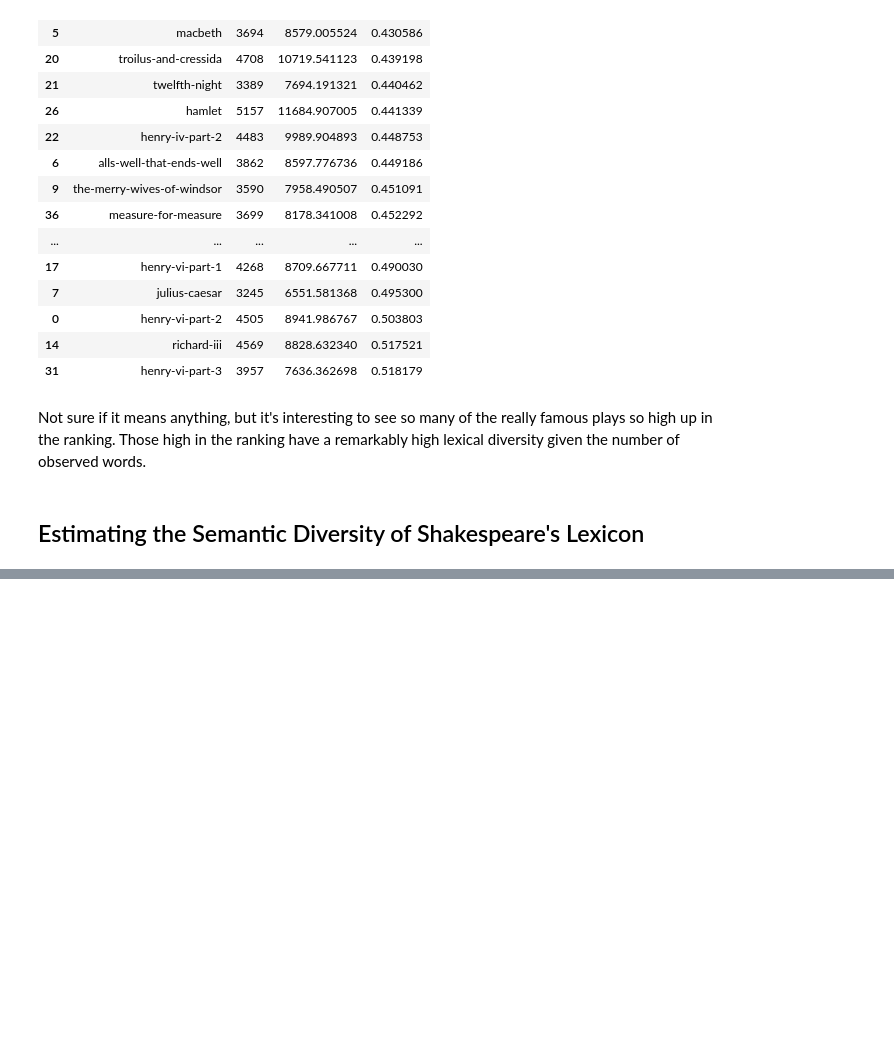
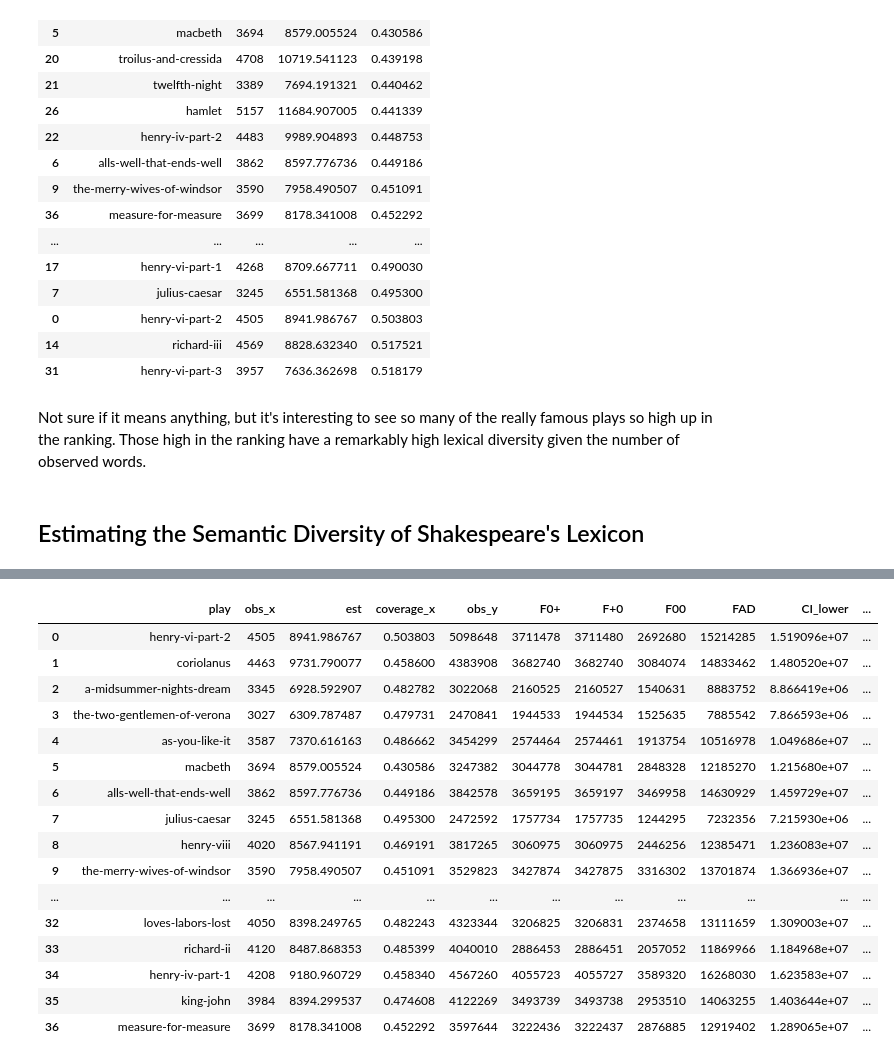
Before and after one commit to fbkarsdorp/unseen-semantic-diversity, a Jupyter notebook: notebooks/playground.ipynb, the cells around one changed output, grey strips where cells are left out. Cells and saved outputs as stored; diff of their text form; code cells hidden in the pictures; blank space fills up the shorter version.

```diff
--- a/notebooks/playground.ipynb
+++ b/notebooks/playground.ipynb
@@ -139,0 +173,20 @@ estimates.sort_values("coverage")
+# %%
+est
+# %% [output]
+|  | play | obs_x | est | coverage_x | obs_y | F0+ | F+0 | F00 | FAD | CI_lower | ... |
+| 0 | henry-vi-part-2 | 4505 | 8941.986767 | 0.503803 | 5098648 | 3711478 | 3711480 | 2692680 | 15214285 | 1.519096e+07 | ... |
+| 1 | coriolanus | 4463 | 9731.790077 | 0.458600 | 4383908 | 3682740 | 3682740 | 3084074 | 14833462 | 1.480520e+07 | ... |
+| 2 | a-midsummer-nights-dream | 3345 | 6928.592907 | 0.482782 | 3022068 | 2160525 | 2160527 | 1540631 | 8883752 | 8.866419e+06 | ... |
+| 3 | the-two-gentlemen-of-verona | 3027 | 6309.787487 | 0.479731 | 2470841 | 1944533 | 1944534 | 1525635 | 7885542 | 7.866593e+06 | ... |
+| 4 | as-you-like-it | 3587 | 7370.616163 | 0.486662 | 3454299 | 2574464 | 2574461 | 1913754 | 10516978 | 1.049686e+07 | ... |
+| 5 | macbeth | 3694 | 8579.005524 | 0.430586 | 3247382 | 3044778 | 3044781 | 2848328 | 12185270 | 1.215680e+07 | ... |
+| 6 | alls-well-that-ends-well | 3862 | 8597.776736 | 0.449186 | 3842578 | 3659195 | 3659197 | 3469958 | 14630929 | 1.459729e+07 | ... |
+| 7 | julius-caesar | 3245 | 6551.581368 | 0.495300 | 2472592 | 1757734 | 1757735 | 1244295 | 7232356 | 7.215930e+06 | ... |
+| 8 | henry-viii | 4020 | 8567.941191 | 0.469191 | 3817265 | 3060975 | 3060975 | 2446256 | 12385471 | 1.236083e+07 | ... |
+| 9 | the-merry-wives-of-windsor | 3590 | 7958.490507 | 0.451091 | 3529823 | 3427874 | 3427875 | 3316302 | 13701874 | 1.366936e+07 | ... |
+| ... | ... | ... | ... | ... | ... | ... | ... | ... | ... | ... | ... |
+| 32 | loves-labors-lost | 4050 | 8398.249765 | 0.482243 | 4323344 | 3206825 | 3206831 | 2374658 | 13111659 | 1.309003e+07 | ... |
+| 33 | richard-ii | 4120 | 8487.868353 | 0.485399 | 4040010 | 2886453 | 2886451 | 2057052 | 11869966 | 1.184968e+07 | ... |
+| 34 | henry-iv-part-1 | 4208 | 9180.960729 | 0.458340 | 4567260 | 4055723 | 4055727 | 3589320 | 16268030 | 1.623583e+07 | ... |
+| 35 | king-john | 3984 | 8394.299537 | 0.474608 | 4122269 | 3493739 | 3493738 | 2953510 | 14063255 | 1.403644e+07 | ... |
+| 36 | measure-for-measure | 3699 | 8178.341008 | 0.452292 | 3597644 | 3222436 | 3222437 | 2876885 | 12919402 | 1.289065e+07 | ... |
```
Also changed, not shown: parts of 9 cells of this notebook, 3 other files.
